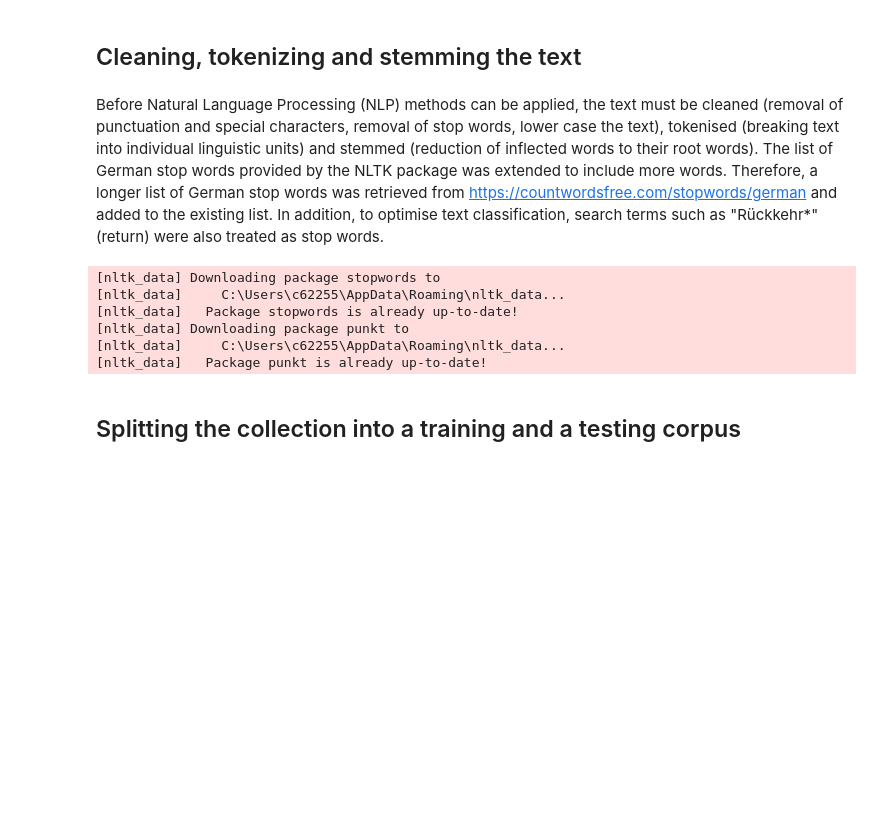
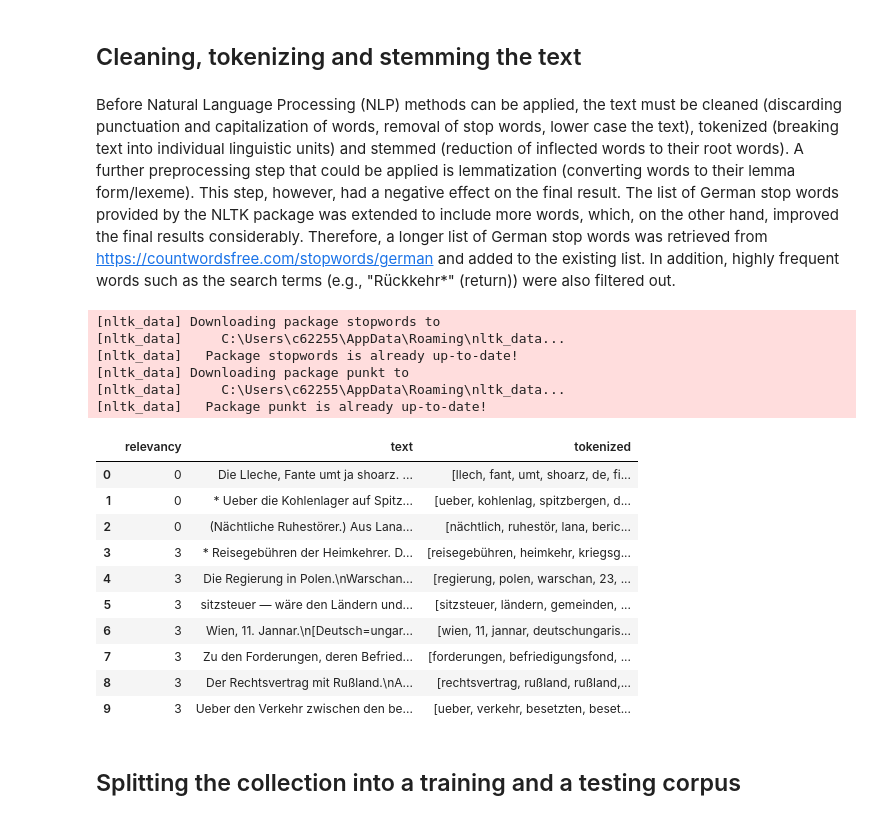
Before and after one commit to soberbichler/Topic-specific-corpus-building_OberbichlerPfanzelter, a Jupyter notebook: news_article_similarity_remigration_notebook.ipynb, the cells around one changed output. Drawn from its saved outputs; the diff is of its cells as text; code cells hidden in the pictures; blank space fills up the shorter version.

```diff
--- a/news_article_similarity_remigration_notebook.ipynb
+++ b/news_article_similarity_remigration_notebook.ipynb
@@ -126,7 +140,7 @@ plt.show()
 # %% [markdown]
 ## Cleaning, tokenizing and stemming the text
 # %% [markdown]
-Before Natural Language Processing (NLP) methods can be applied, the text must be cleaned (removal of punctuation and special characters, removal of stop words, lower case the text), tokenised (breaking text into individual linguistic units) and stemmed (reduction of inflected words to their root words). The list of German stop words provided by the NLTK package was extended to include more words. Therefore, a longer list of German stop words was retrieved from https://countwordsfree.com/stopwords/german and added to the existing list. In addition, to optimise text classification, search terms such as "Rückkehr*" (return) were also treated as stop words.
+Before Natural Language Processing (NLP) methods can be applied, the text must be cleaned (discarding punctuation and capitalization of words, removal of stop words, lower case the text), tokenized (breaking text into individual linguistic units) and stemmed (reduction of inflected words to their root words). A further preprocessing step that could be applied is lemmatization (converting words to their lemma form/lexeme). This step, however, had a negative effect on the final result.  The list of German stop words provided by the NLTK package was extended to include more words, which, on the other hand, improved the final results considerably. Therefore, a longer list of German stop words was retrieved from https://countwordsfree.com/stopwords/german and added to the existing list. In addition, highly frequent words such as the search terms (e.g., "Rückkehr*" (return)) were also filtered out.
 # %%
 import numpy as np
 import nltk
@@ -152,28 +166,40 @@ stop_words.extend(["Heimkehr", "Rückkehr", "heimkehren", "zurückkehren", "a",
 def remove_stop_words(text):
     return [word for word in text if word not in stop_words]
 
 #Stemming
 stemmer = PorterStemmer()
 def stem_words(text):
     try:
         text = [stemmer.stem(word) for word in text]
         text = [word for word in text if len(word) > 1]
     except IndexError:
         pass
     return text
 
 #Apllying all functions
 def apply_all(text):
     return stem_words(remove_stop_words(initial_clean(text)))
 
 df['tokenized'] = df['text'].apply(apply_all)
+df.head(10)
 # %% [output]
 [nltk_data] Downloading package stopwords to
 [nltk_data]     C:\Users\c62255\AppData\Roaming\nltk_data...
 [nltk_data]   Package stopwords is already up-to-date!
 [nltk_data] Downloading package punkt to
 [nltk_data]     C:\Users\c62255\AppData\Roaming\nltk_data...
 [nltk_data]   Package punkt is already up-to-date!
+|  | relevancy | text | tokenized |
+| 0 | 0 | Die Lleche, Fante umt ja shoarz. ... | [llech, fant, umt, shoarz, de, fi... |
+| 1 | 0 | * Ueber die Kohlenlager auf Spitz... | [ueber, kohlenlag, spitzbergen, d... |
+| 2 | 0 | (Nächtliche Ruhestörer.) Aus Lana... | [nächtlich, ruhestör, lana, beric... |
+| 3 | 3 | * Reisegebühren der Heimkehrer. D... | [reisegebühren, heimkehr, kriegsg... |
+| 4 | 3 | Die Regierung in Polen.\nWarschan... | [regierung, polen, warschan, 23, ... |
+| 5 | 3 | sitzsteuer — wäre den Ländern und... | [sitzsteuer, ländern, gemeinden, ... |
+| 6 | 3 | Wien, 11. Jannar.\n[Deutsch=ungar... | [wien, 11, jannar, deutschungaris... |
+| 7 | 3 | Zu den Forderungen, deren Befried... | [forderungen, befriedigungsfond, ... |
+| 8 | 3 | Der Rechtsvertrag mit Rußland.\nA... | [rechtsvertrag, rußland, rußland,... |
+| 9 | 3 | Ueber den Verkehr zwischen den be... | [ueber, verkehr, besetzten, beset... |
 # %% [markdown]
 ## Splitting the collection into a training and a testing corpus
 # %% [markdown]
```
Also changed, not shown: parts of 82 cells of this notebook.
